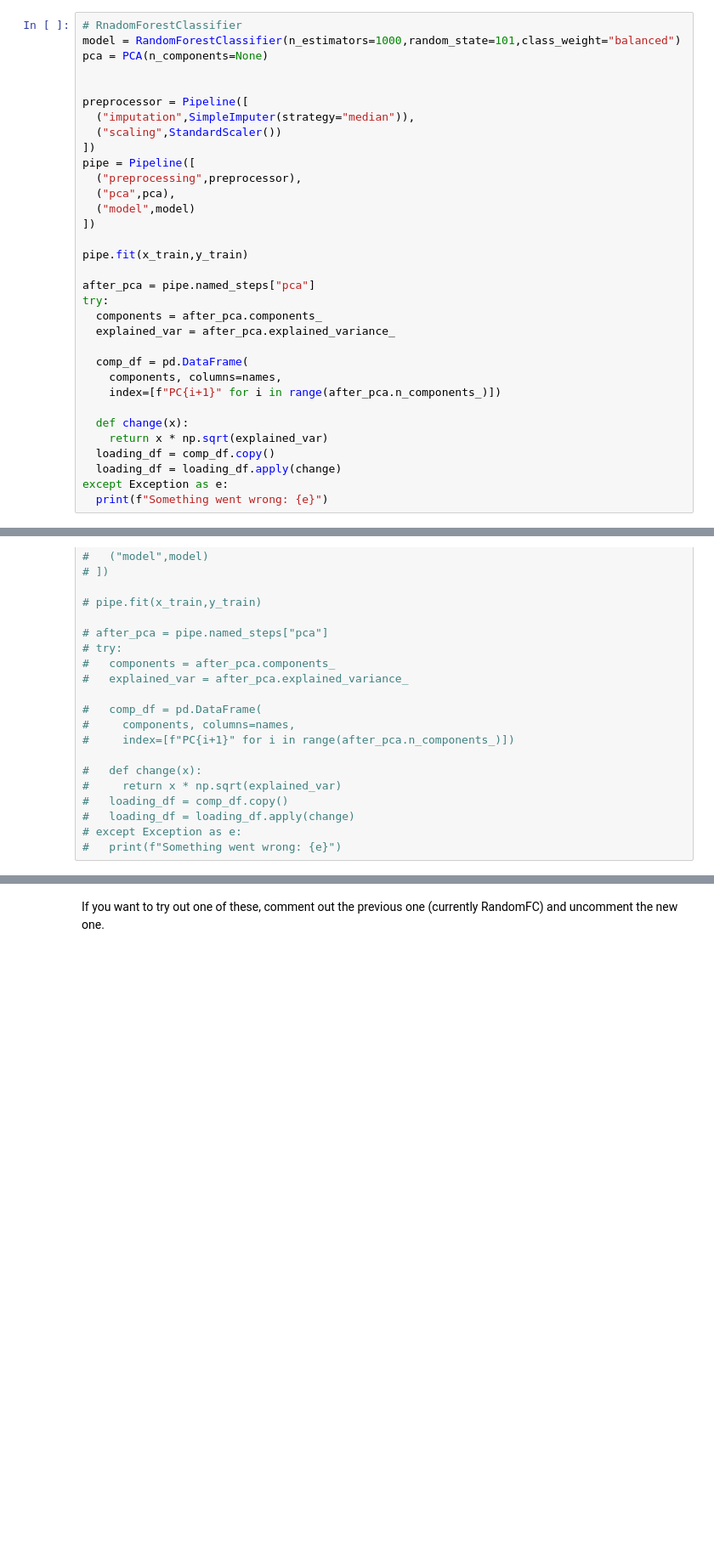
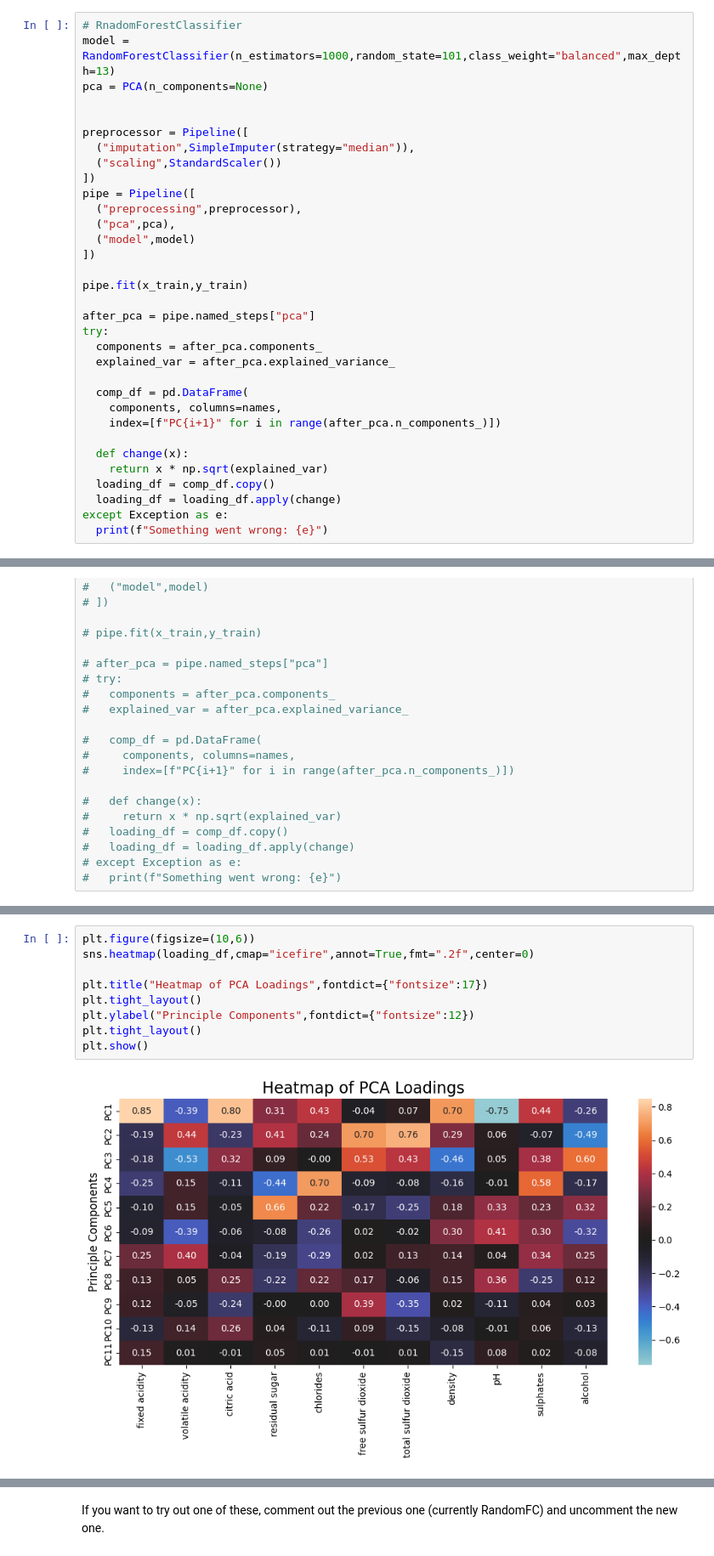
Before and after one commit to ByteBard58/Wine_Research, a Jupyter notebook: research.ipynb, the cells around one changed output, grey strips where cells are left out. Shown at 85% size. Saved outputs shown, nothing was run; the diff lists cells and outputs as text; blank space fills up the shorter version.

Commit message:
Adding data visualization in research.ipynb

```diff
--- a/research.ipynb
+++ b/research.ipynb
@@ -107,6 +109,6 @@ Pipeline building
 # %%
 # RnadomForestClassifier
-model = RandomForestClassifier(n_estimators=1000,random_state=101,class_weight="balanced")
+model = RandomForestClassifier(n_estimators=1000,random_state=101,class_weight="balanced",max_depth=13)
 pca = PCA(n_components=None)
 
 
@@ -235,0 +240,11 @@ except Exception as e:
+# %%
+plt.figure(figsize=(10,6))
+sns.heatmap(loading_df,cmap="icefire",annot=True,fmt=".2f",center=0)
+
+plt.title("Heatmap of PCA Loadings",fontdict={"fontsize":17})
+plt.tight_layout()
+plt.ylabel("Principle Components",fontdict={"fontsize":12})
+plt.tight_layout()
+plt.show()
+# %% [output]
+[figure, added]
```
Also changed, not shown: parts of 15 cells of this notebook.
